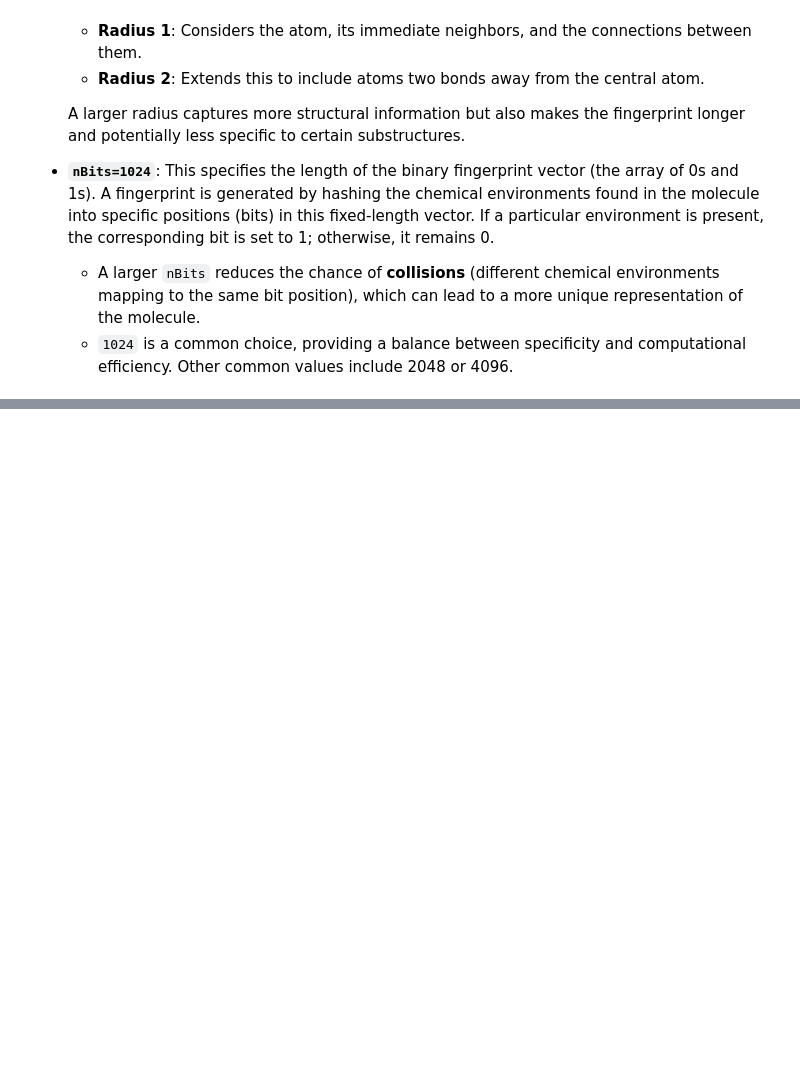
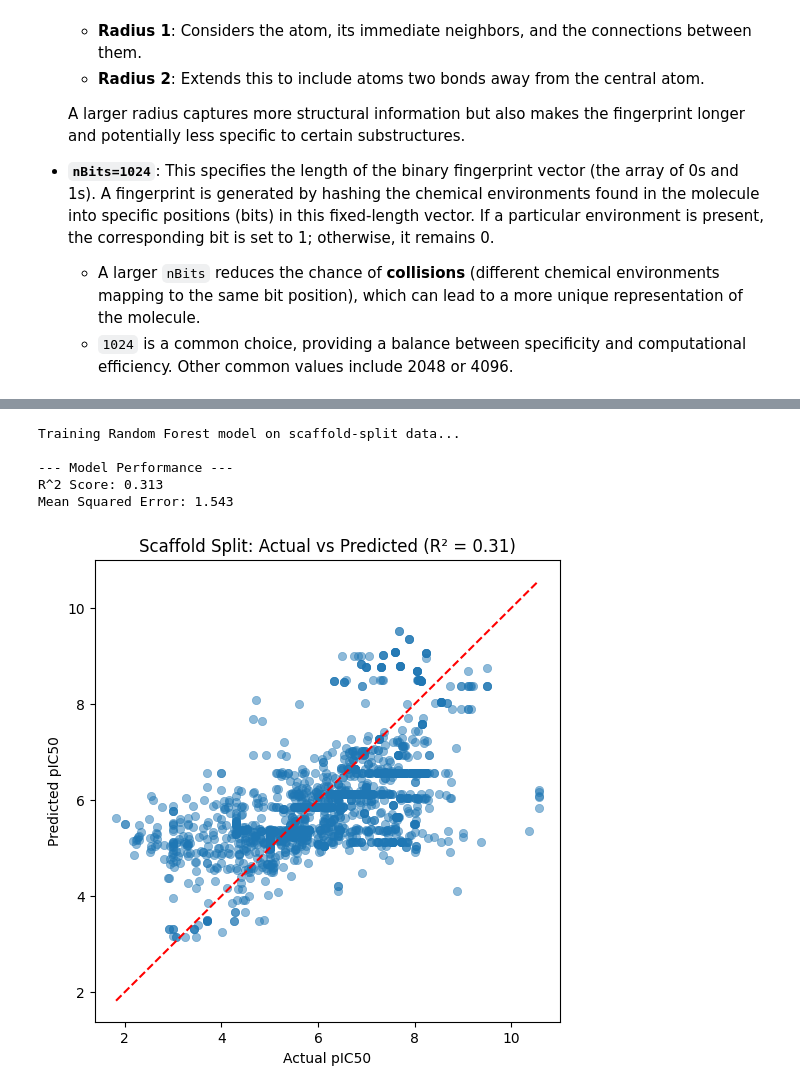
Before and after one commit to eesa3372/Cheminformatics-Learning, a Jupyter notebook: CheminformaticsLearning.ipynb, the cells around one changed output, grey strips where cells are left out. Drawn from its saved outputs; the diff is of its cells as text; code cells hidden in the pictures; blank space fills up the shorter version.

```diff
--- a/CheminformaticsLearning.ipynb
+++ b/CheminformaticsLearning.ipynb
@@ -601,0 +580,12 @@ print(targets[['target_chembl_id', 'pref_name']].head())
+# %%
+# 1. Drop rows that don't have a valid SMILES string or a measurement value
+clean_df = df.dropna(subset=['canonical_smiles', 'standard_value']).copy()
+
+# 2. Convert the IC50 values from text strings to actual numbers
+clean_df['standard_value'] = pd.to_numeric(clean_df['standard_value'])
+
+# 3. Keep only the essential columns we need for molecular modeling
+final_df = clean_df[['molecule_chembl_id', 'canonical_smiles', 'standard_value']]
+
+print(f"Cleaned dataset shape: {final_df.shape}")
+print(final_df.head())
@@ -601,0 +750,37 @@ print(targets[['target_chembl_id', 'pref_name']].head())
+# %%
+from sklearn.ensemble import RandomForestRegressor
+from sklearn.metrics import mean_squared_error, r2_score
+import matplotlib.pyplot as plt
+import seaborn as sns
+
+# 1. Initialize and train the Random Forest Regressor
+print("Training Random Forest model on scaffold-split data...")
+model = RandomForestRegressor(n_estimators=100, random_state=42, n_jobs=-1)
+model.fit(X_train, y_train)
+
+# 2. Make predictions on the test set
+y_pred = model.predict(X_test)
+
+# 3. Calculate performance metrics
+r2 = r2_score(y_test, y_pred)
+mse = mean_squared_error(y_test, y_pred)
+
+print(f"\n--- Model Performance ---")
+print(f"R^2 Score: {r2:.3f}")
+print(f"Mean Squared Error: {mse:.3f}")
+
+# 4. Visualize the results
+plt.figure(figsize=(6, 6))
+sns.scatterplot(x=y_test, y=y_pred, alpha=0.5, edgecolor=None)
+plt.plot([min(y_test), max(y_test)], [min(y_test), max(y_test)], color='red', linestyle='--') # Identity line
+plt.xlabel("Actual pIC50")
+plt.ylabel("Predicted pIC50")
+plt.title(f"Scaffold Split: Actual vs Predicted (R² = {r2:.2f})")
+plt.show()
+# %% [output]
+Training Random Forest model on scaffold-split data...
+
+--- Model Performance ---
+R^2 Score: 0.313
+Mean Squared Error: 1.543
+[figure, added]
```
Also changed, not shown: parts of 28 cells of this notebook.
